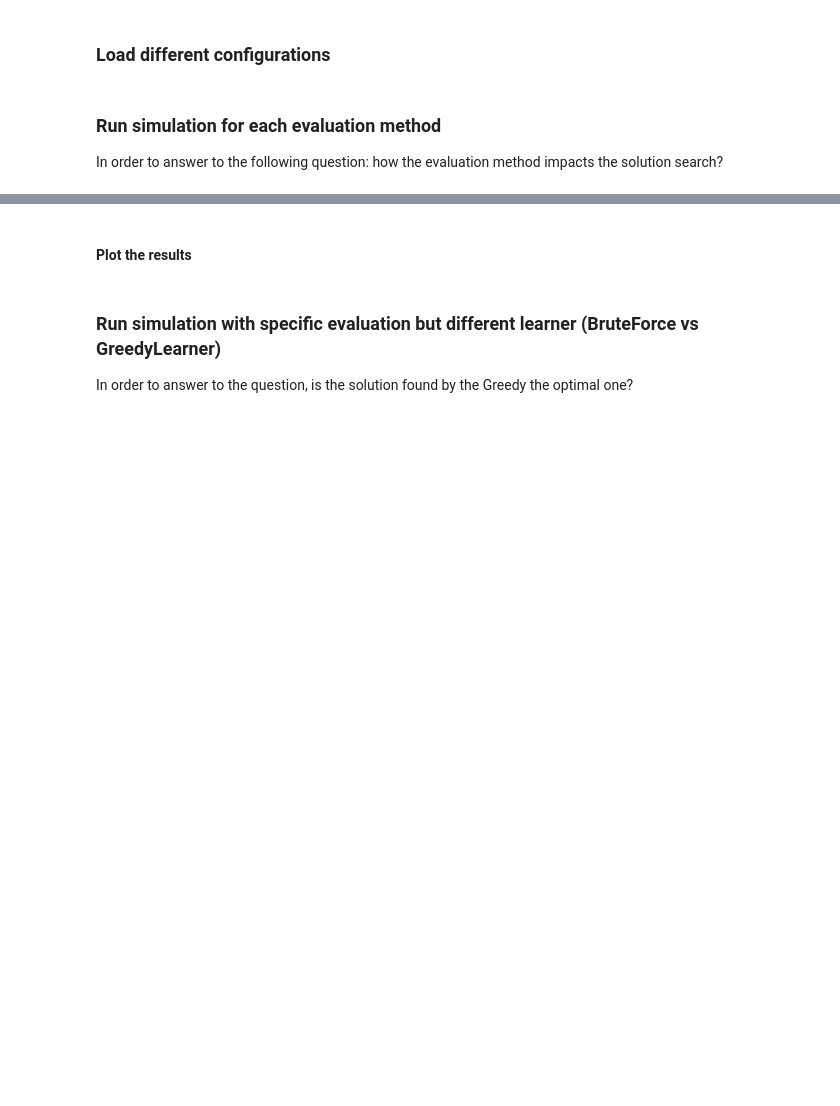
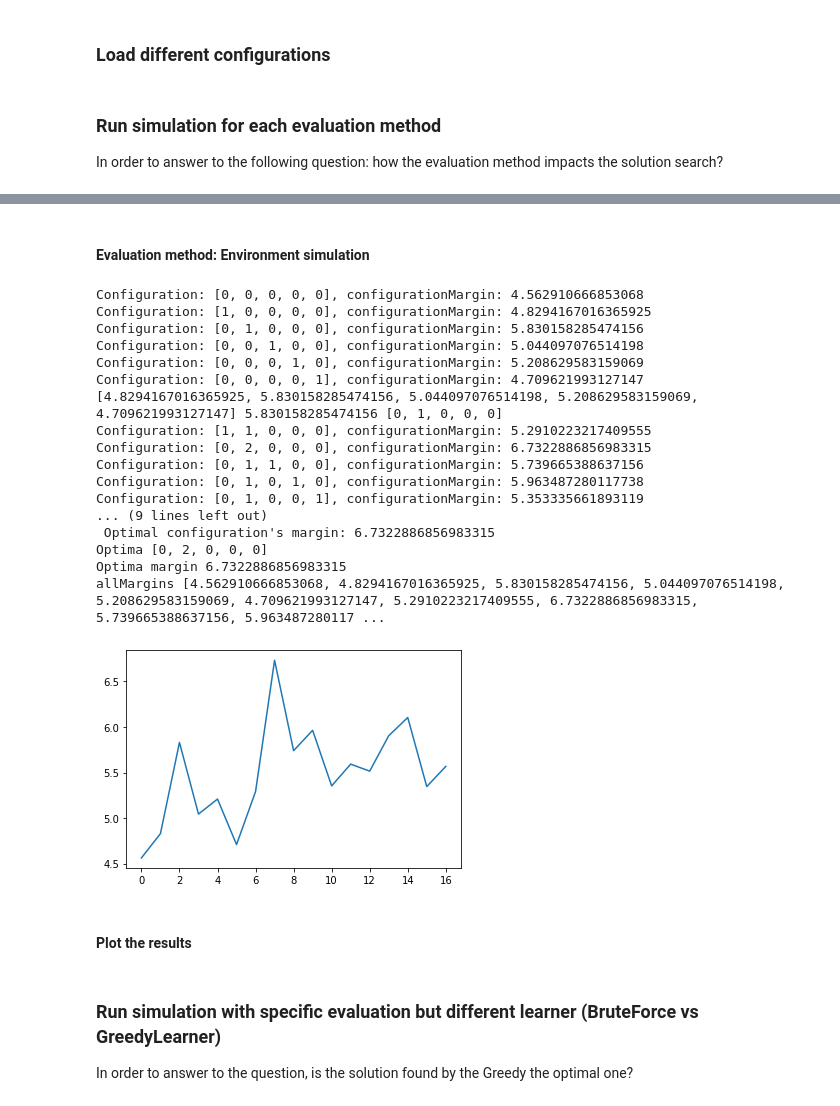
Before and after one commit to alemolteni/team4_projectOLA, a Jupyter notebook: Step2-GreedyLearner.ipynb, the cells around one changed output, grey strips where cells are left out. Cells and saved outputs as stored; diff of their text form; code cells hidden in the pictures; blank space fills up the shorter version.

```diff
--- a/Step2-GreedyLearner.ipynb
+++ b/Step2-GreedyLearner.ipynb
@@ -20,3 +229,75 @@ In order to answer to the following question: how the evaluation method impacts
+# %% [markdown]
+#### Evaluation method: Environment simulation
+# %%
+import matplotlib.pyplot as plt
+from Learner.GreedyLearner import *
+
+def totalMarginPerEpisode(envReturn, marginsPerPrice, pulledArm):
+   TotMargin = 0
+   for e in envReturn:
+       if e.bought:
+           TotMargin += marginsPerPrice[e.product][pulledArm[e.product]] * e.units
+   return TotMargin
+
+
+config = load_config('./Configs/Config1.json')
+environment = Environment(config_path="./Configs/Config2.json")
+greedyLearner = GreedyLearner(debug=True)
+
+pulledArm = greedyLearner.pull_arm()
+environment.setPriceLevels(pulledArm)
+environmentRoundResult = environment.round()
+
+n_experiment = 200
+totalUsers = 0
+
+previousConfig = []
+allMargins = []
+while pulledArm != previousConfig:
+    cumulativeConfigurationMargin = 0
+    totalUsers = 0
+    for k in range(0, n_experiment):
+        cumulativeConfigurationMargin += totalMarginPerEpisode(environmentRoundResult["episodes"], config["marginsPerPrice"], pulledArm)
+        totalUsers += environmentRoundResult["roundUsers"]
+        environmentRoundResult = environment.round()
+
+    average_configuration_margin = ((cumulativeConfigurationMargin / n_experiment) / totalUsers) * 100
+    print("Configuration: {}, configurationMargin: {}".format(pulledArm, average_configuration_margin))
+
+    allMargins.append(average_configuration_margin)
+    greedyLearner.update(average_configuration_margin)
+
+    previousConfig = pulledArm
+    pulledArm = greedyLearner.pull_arm()
+
+print("Optimal configuration: {}\n Optimal configuration's margin: {}".format(greedyLearner.optimal_configuration, greedyLearner.optimal_configuration_margin))
+
+print("Optima", greedyLearner.optimal_configuration)
+print("Optima margin", greedyLearner.optimal_configuration_margin)
+print("allMargins", allMargins)
+
+fig, ax = plt.subplots()
+ax.plot(allMargins)
+plt.show()
+# %% [output]
+Configuration: [0, 0, 0, 0, 0], configurationMargin: 4.562910666853068
+Configuration: [1, 0, 0, 0, 0], configurationMargin: 4.8294167016365925
+Configuration: [0, 1, 0, 0, 0], configurationMargin: 5.830158285474156
+Configuration: [0, 0, 1, 0, 0], configurationMargin: 5.044097076514198
+Configuration: [0, 0, 0, 1, 0], configurationMargin: 5.208629583159069
+Configuration: [0, 0, 0, 0, 1], configurationMargin: 4.709621993127147
+[4.8294167016365925, 5.830158285474156, 5.044097076514198, 5.208629583159069, 4.709621993127147] 5.830158285474156 [0, 1, 0, 0, 0]
+Configuration: [1, 1, 0, 0, 0], configurationMargin: 5.2910223217409555
+Configuration: [0, 2, 0, 0, 0], configurationMargin: 6.7322886856983315
+Configuration: [0, 1, 1, 0, 0], configurationMargin: 5.739665388637156
+Configuration: [0, 1, 0, 1, 0], configurationMargin: 5.963487280117738
+Configuration: [0, 1, 0, 0, 1], configurationMargin: 5.353335661893119
+... (9 lines left out)
+ Optimal configuration's margin: 6.7322886856983315
+Optima [0, 2, 0, 0, 0]
+Optima margin 6.7322886856983315
+allMargins [4.562910666853068, 4.8294167016365925, 5.830158285474156, 5.044097076514198, 5.208629583159069, 4.709621993127147, 5.2910223217409555, 6.7322886856983315, 5.739665388637156, 5.963487280117 ...
+[figure, added]
 # %% [markdown]
 #### Plot the results
 # %%
```
Also changed, not shown: parts of 17 cells of this notebook, 5 other files.
